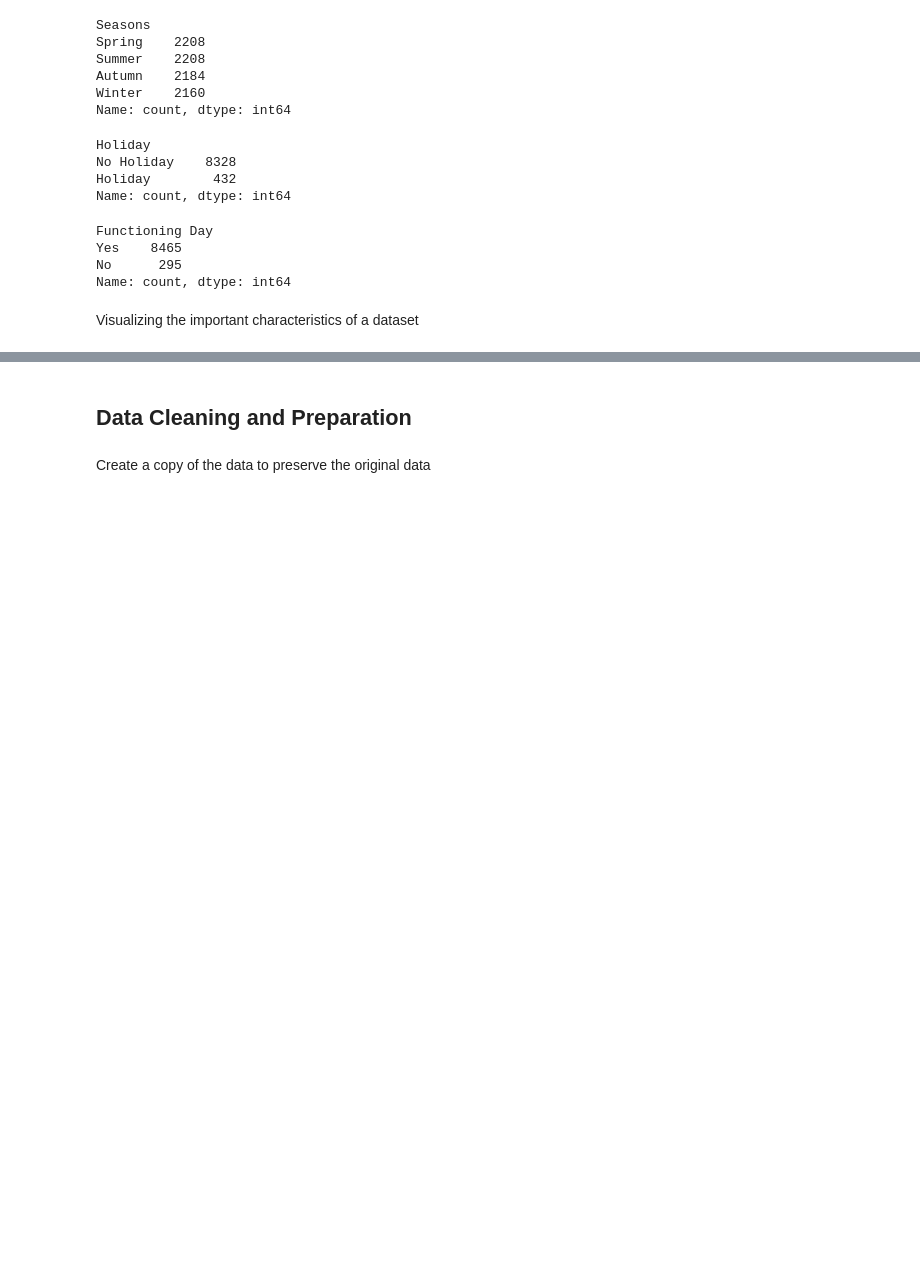
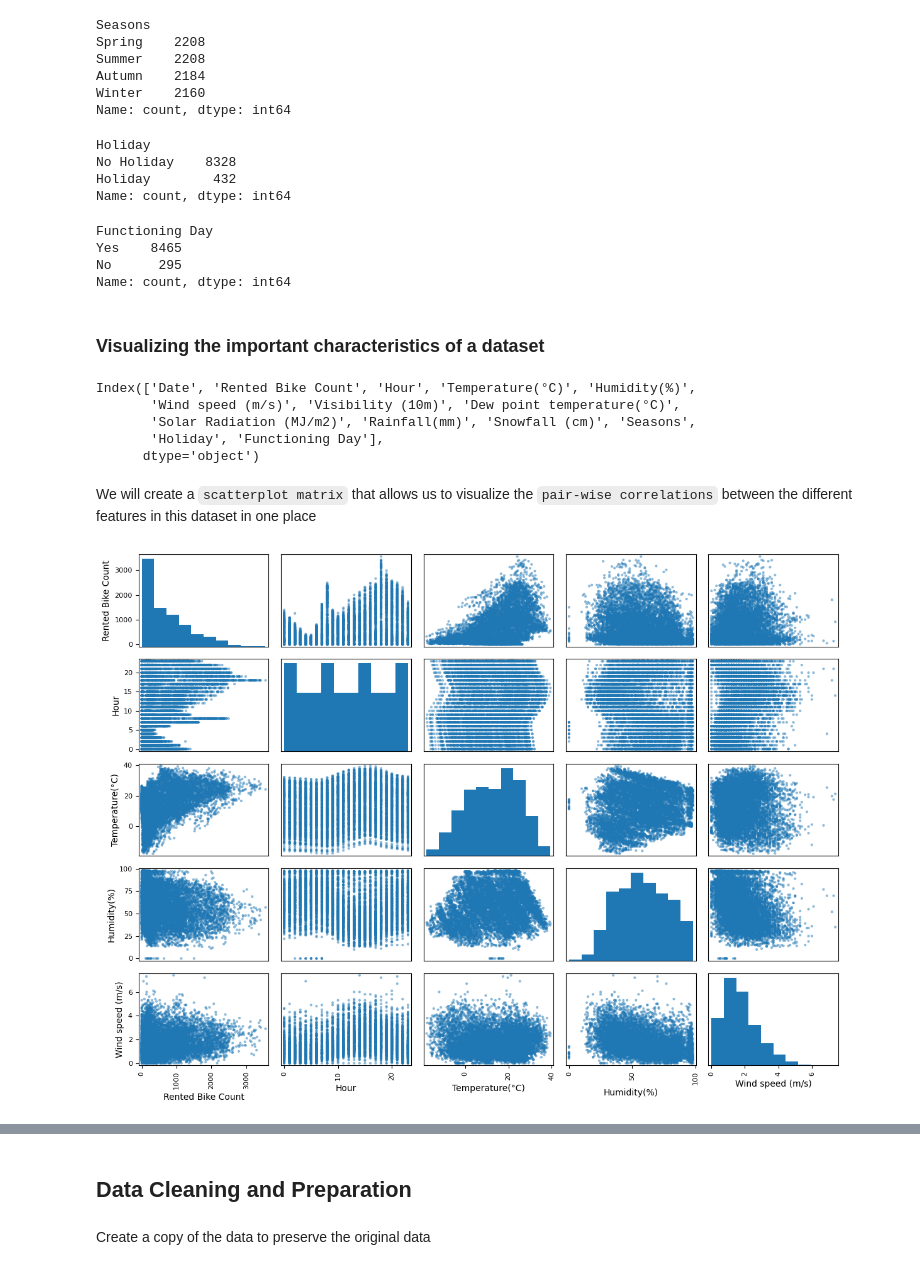
Before and after one commit to Alex-Idachaba/Machine-Learning-Algorithms, a Jupyter notebook: Linear_Regression.ipynb, the cells around one changed output, grey strips where cells are left out. Drawn from its saved outputs; the diff is of its cells as text; code cells hidden in the pictures; blank space fills up the shorter version.

Commit message:
data visualized

```diff
--- a/Linear_Regression.ipynb
+++ b/Linear_Regression.ipynb
@@ -89,4 +89,28 @@ Yes    8465
 No      295
 Name: count, dtype: int64
 # %% [markdown]
-Visualizing the important characteristics of a dataset
+### Visualizing the important characteristics of a dataset
+# %%
+df.columns
+# %% [output]
+Index(['Date', 'Rented Bike Count', 'Hour', 'Temperature(°C)', 'Humidity(%)',
+       'Wind speed (m/s)', 'Visibility (10m)', 'Dew point temperature(°C)',
+       'Solar Radiation (MJ/m2)', 'Rainfall(mm)', 'Snowfall (cm)', 'Seasons',
+       'Holiday', 'Functioning Day'],
+      dtype='object')
+# %% [markdown]
+We will create a `scatterplot matrix` that allows us to visualize the `pair-wise correlations` between the different features in this dataset in one place
+# %%
+from pandas.plotting import scatter_matrix
+
+
+columns1 = ['Rented Bike Count', 'Hour', 'Temperature(°C)', 'Humidity(%)',
+       'Wind speed (m/s)']
+
+selected_df1 = df[columns1]
+
+scatter_matrix(selected_df1[columns1], figsize=(12, 9))
+plt.tight_layout()
+plt.show()
+# %% [output]
+[figure, added]
```
Also changed, not shown: parts of 6 cells of this notebook.
